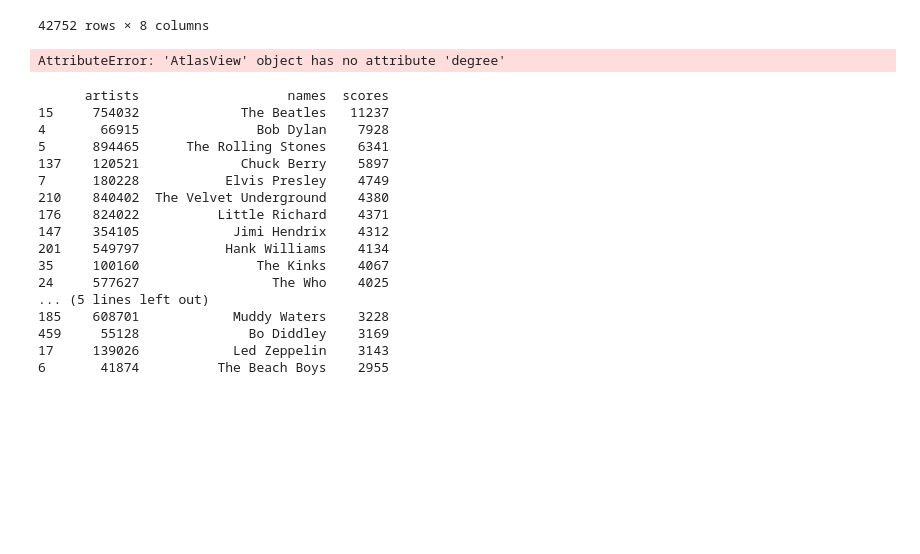
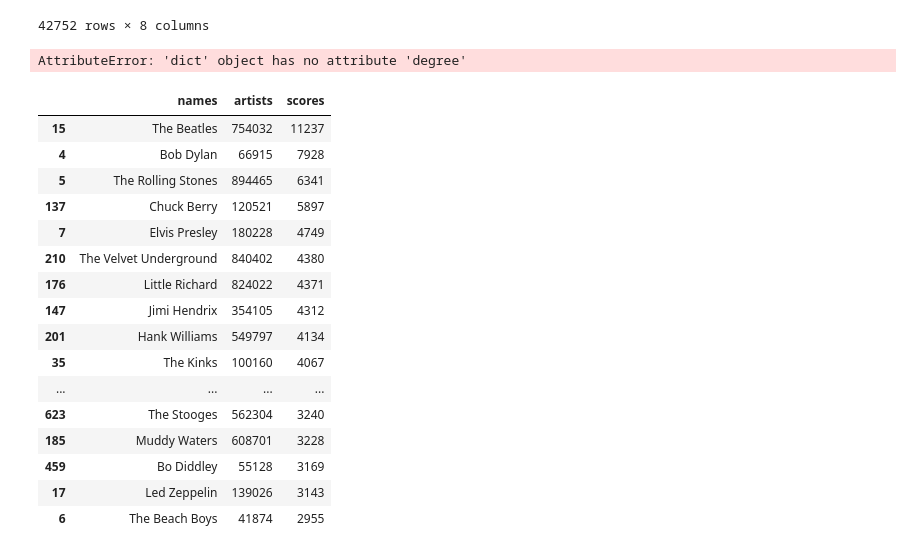
Before and after one commit to Wichaelian/ICM-2021, a Jupyter notebook: 2021_ICM_Problem_D_Data/Problem D.ipynb, the cells around one changed output. Saved outputs shown, nothing was run; the diff lists cells and outputs as text; code cells hidden in the pictures; blank space fills up the shorter version.

```diff
--- a/2021_ICM_Problem_D_Data/Problem D.ipynb
+++ b/2021_ICM_Problem_D_Data/Problem D.ipynb
@@ -128,62 +195,61 @@ while i < len(influence):
     influenceGraph.add_edge(influence['influencer_name'][i], influence['follower_name'][i], weight = weight)
     i += 1
 # %%
-influenceGraph['Bob Dylan'].degree()
+influenceGraph.nodes['Bob Dylan'].degree
 # %% [output]
-AttributeError: 'AtlasView' object has no attribute 'degree'
+AttributeError: 'dict' object has no attribute 'degree'
 # %%
 idDict = {}
 for i in range(len(artists)):
     idDict[artists['artist_id'][i]] = artists['artist_name'][i]
-    artistDict[artists['artist_name'][i]] = artists['artist_id'][i]
 
 influence = pd.read_csv('influence_data.csv')
 iGraph = nx.DiGraph()
 for artist in artists['artist_id']:
     iGraph.add_node(artist, weight = 0)
 
 for i in range(len(influence)):
     influencer = influence["influencer_id"][i]
     follower = influence['follower_id'][i]
 
     iGraph.add_edge(influencer,follower)
 
 arts = []
 artnames = []
 scores = []
 for node in iGraph.nodes():
     children = list(iGraph.successors(node))
     total = 0
     for child in children:
         total += iGraph.out_degree[child]
 
     iGraph.nodes[node]['weight'] = total
     arts.append(node)
     try:
         artnames.append(idDict[node])
     except KeyError:
         artnames.append('Unknown')
     scores.append(total)
 
 
-a = pd.DataFrame({'artists':arts, 'names':artnames, 'scores':scores})
-a = a.sort_values(by=['scores'], ascending = False)
-print(a[:20])
+totalInfluence = pd.DataFrame({'names':artnames, 'artists':arts, 'scores':scores})
+totalInfluence = totalInfluence.sort_values(by=['scores'], ascending = False)
+totalInfluence[:20]
 # %% [output]
-      artists                   names  scores
-15     754032             The Beatles   11237
-4       66915               Bob Dylan    7928
-5      894465      The Rolling Stones    6341
-137    120521             Chuck Berry    5897
-7      180228           Elvis Presley    4749
-210    840402  The Velvet Underground    4380
-176    824022          Little Richard    4371
-147    354105            Jimi Hendrix    4312
-201    549797           Hank Williams    4134
-35     100160               The Kinks    4067
-24     577627                 The Who    4025
-... (5 lines left out)
-185    608701            Muddy Waters    3228
-459     55128              Bo Diddley    3169
-17     139026            Led Zeppelin    3143
-6       41874          The Beach Boys    2955
+|  | names | artists | scores |
+| 15 | The Beatles | 754032 | 11237 |
+| 4 | Bob Dylan | 66915 | 7928 |
+| 5 | The Rolling Stones | 894465 | 6341 |
+| 137 | Chuck Berry | 120521 | 5897 |
+| 7 | Elvis Presley | 180228 | 4749 |
+| 210 | The Velvet Underground | 840402 | 4380 |
+| 176 | Little Richard | 824022 | 4371 |
+| 147 | Jimi Hendrix | 354105 | 4312 |
+| 201 | Hank Williams | 549797 | 4134 |
+| 35 | The Kinks | 100160 | 4067 |
+| ... | ... | ... | ... |
+| 623 | The Stooges | 562304 | 3240 |
+| 185 | Muddy Waters | 608701 | 3228 |
+| 459 | Bo Diddley | 55128 | 3169 |
+| 17 | Led Zeppelin | 139026 | 3143 |
+| 6 | The Beach Boys | 41874 | 2955 |
```
Also changed, not shown: parts of 5 cells of this notebook.
